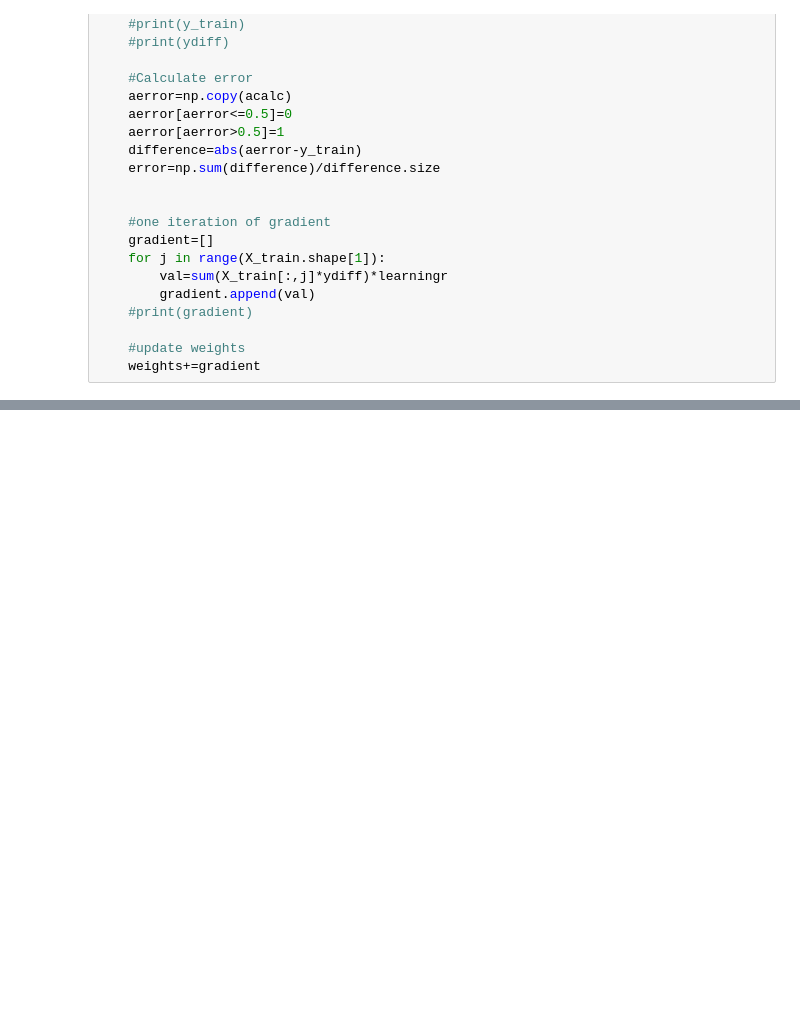
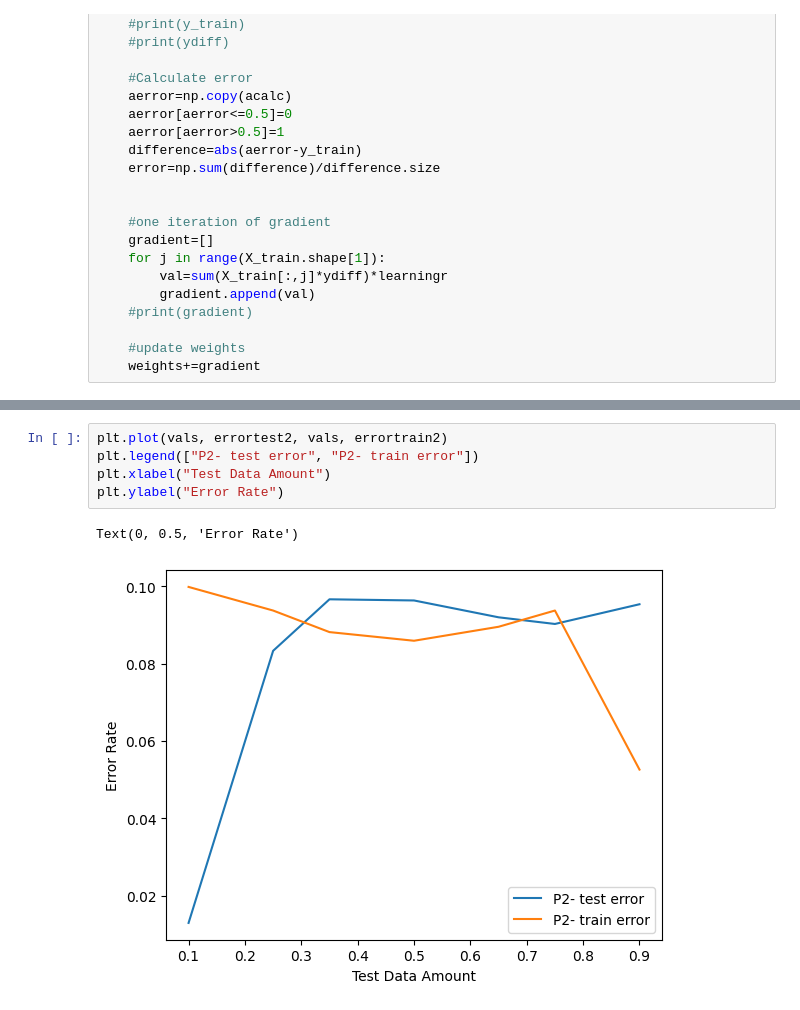
Before and after one commit to staceywies/Nothing-to-see-here, a Jupyter notebook: Supervised Learning/NeuralNetwork.ipynb, the cells around one changed output, grey strips where cells are left out. Saved outputs shown, nothing was run; the diff lists cells and outputs as text; blank space fills up the shorter version.

```diff
--- a/Supervised Learning/NeuralNetwork.ipynb
+++ b/Supervised Learning/NeuralNetwork.ipynb
@@ -336,0 +328,8 @@ Text(0, 0.5, 'Error Rate')
+# %%
+plt.plot(vals, errortest2, vals, errortrain2)
+plt.legend(["P2- test error", "P2- train error"])
+plt.xlabel("Test Data Amount")
+plt.ylabel("Error Rate")
+# %% [output]
+Text(0, 0.5, 'Error Rate')
+[figure, added]
```
Also changed, not shown: parts of 7 cells of this notebook, 6 other files.
